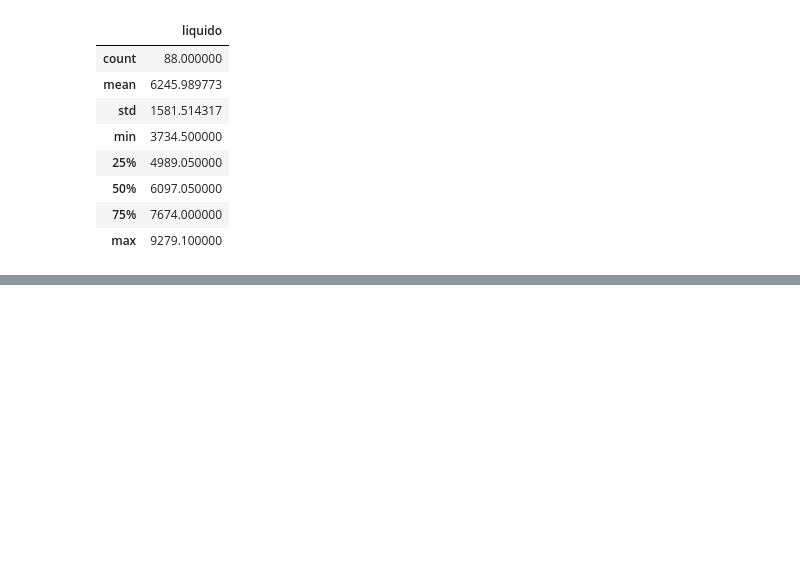
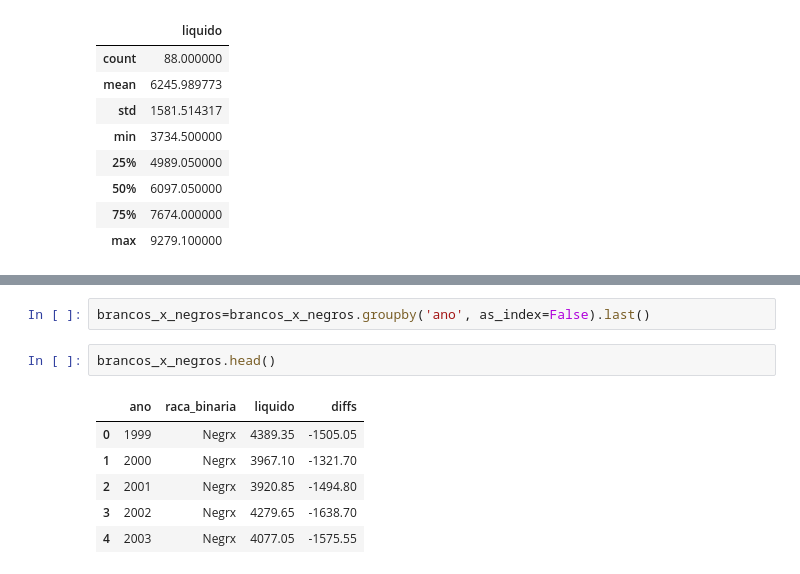
Before and after one commit to JV-Nunes/ANALISE_REM_EXEC, a Jupyter notebook: analise.ipynb, the cells around one changed output, grey strips where cells are left out. Cells and saved outputs as stored; diff of their text form; blank space fills up the shorter version.

```diff
--- a/analise.ipynb
+++ b/analise.ipynb
@@ -177,0 +150,11 @@ df.groupby(['ano','raca_binaria'], as_index=False)[['liquido']].median()
+# %%
+brancos_x_negros=brancos_x_negros.groupby('ano', as_index=False).last()
+# %%
+brancos_x_negros.head()
+# %% [output]
+|  | ano | raca_binaria | liquido | diffs |
+| 0 | 1999 | Negrx | 4389.35 | -1505.05 |
+| 1 | 2000 | Negrx | 3967.10 | -1321.70 |
+| 2 | 2001 | Negrx | 3920.85 | -1494.80 |
+| 3 | 2002 | Negrx | 4279.65 | -1638.70 |
+| 4 | 2003 | Negrx | 4077.05 | -1575.55 |
```
Also changed, not shown: parts of 8 cells of this notebook.
